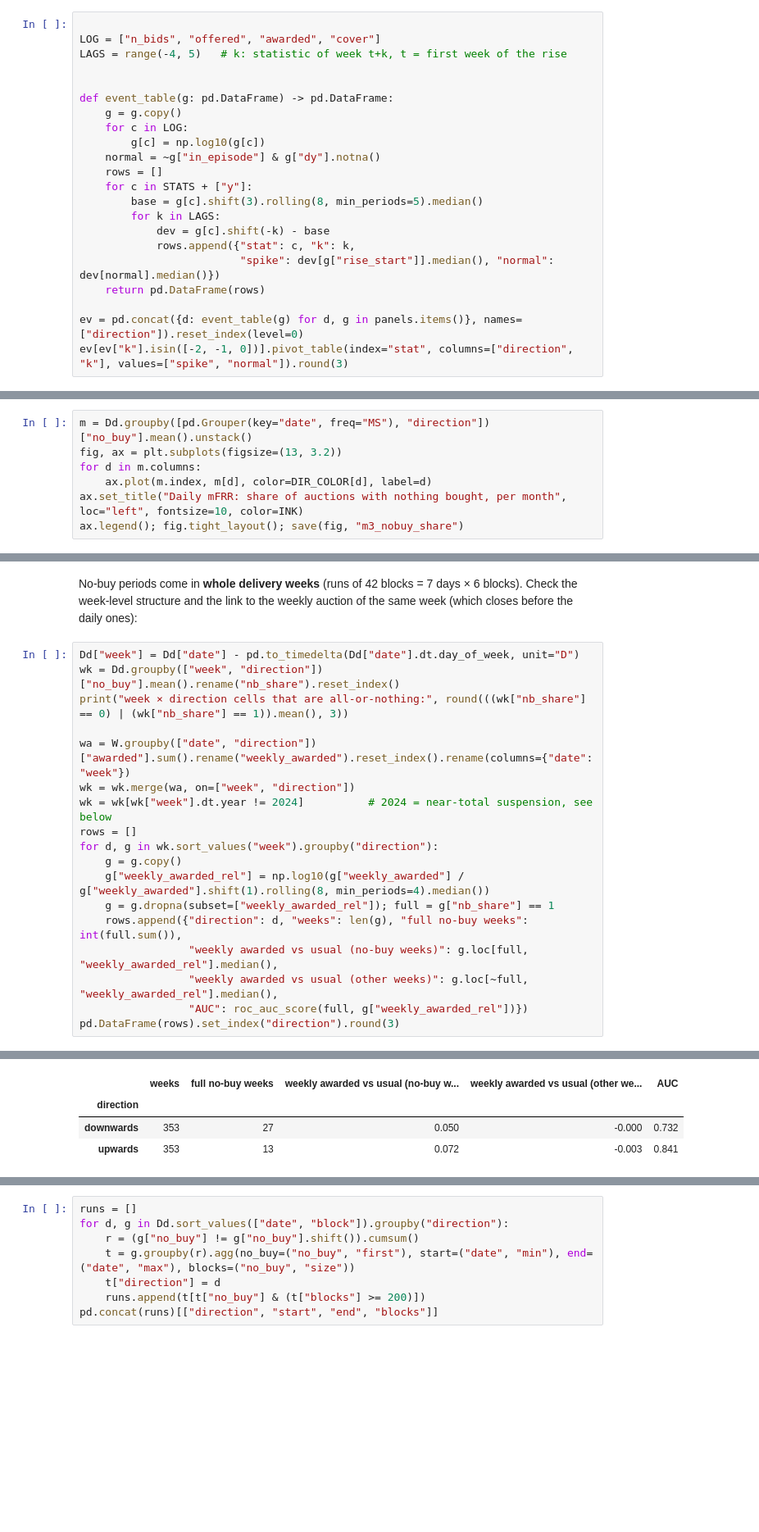
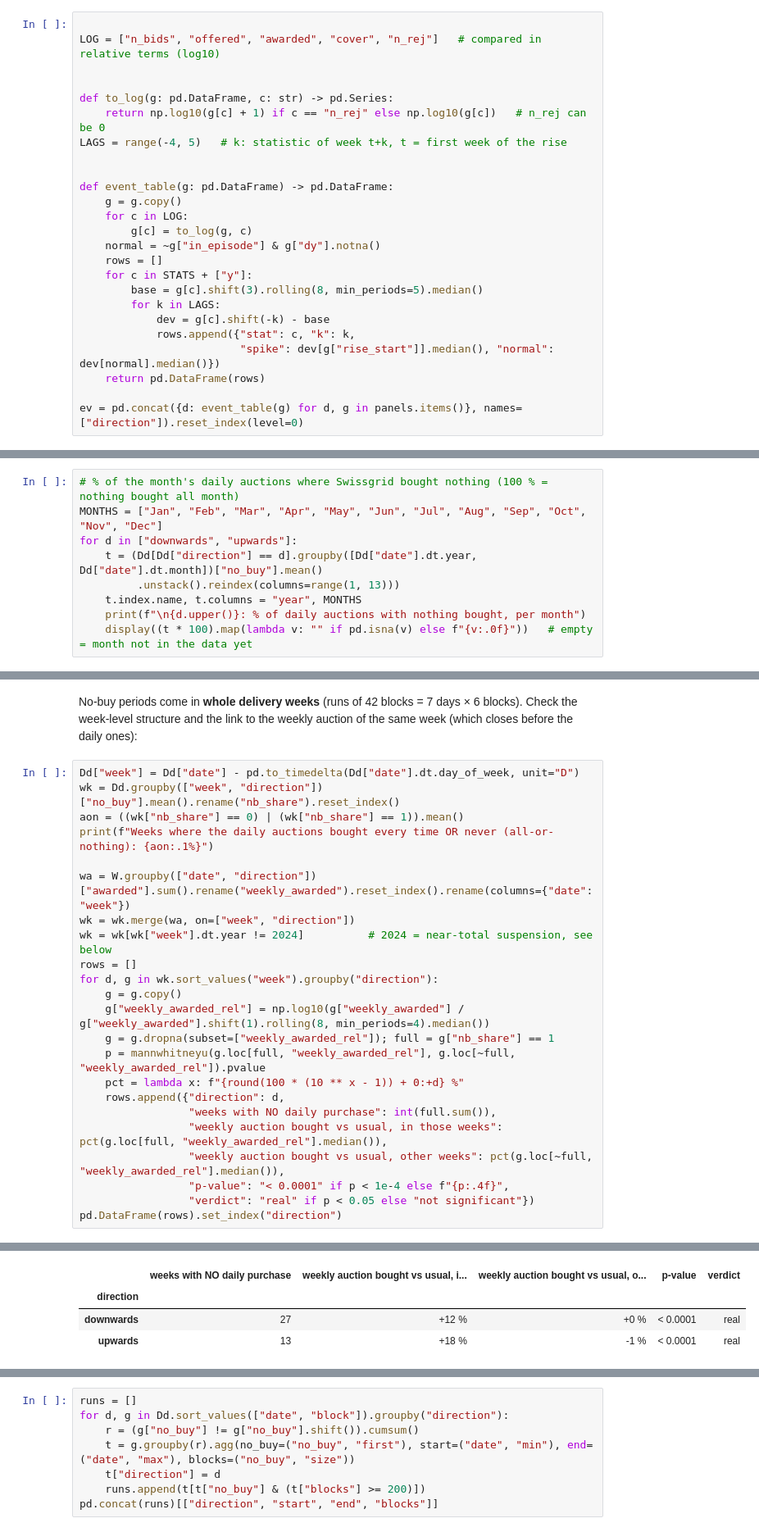
Before and after one commit to carolinaaraujo23/Swissgrid-reserve-price-forecast, a Jupyter notebook: notebooks/m3_eda_bidbook.ipynb, the cells around one changed output, grey strips where cells are left out. Shown at 82% size. Saved outputs shown, nothing was run; the diff lists cells and outputs as text; blank space fills up the shorter version.

```diff
--- a/notebooks/m3_eda_bidbook.ipynb
+++ b/notebooks/m3_eda_bidbook.ipynb
@@ -268,13 +235,17 @@ We compare spikes with **normal weeks** = weeks outside any spike episode (onset
 # %%
 
-LOG = ["n_bids", "offered", "awarded", "cover"]
+LOG = ["n_bids", "offered", "awarded", "cover", "n_rej"]   # compared in relative terms (log10)
+
+
+def to_log(g: pd.DataFrame, c: str) -> pd.Series:
+    return np.log10(g[c] + 1) if c == "n_rej" else np.log10(g[c])   # n_rej can be 0
 LAGS = range(-4, 5)   # k: statistic of week t+k, t = first week of the rise
 
 
 def event_table(g: pd.DataFrame) -> pd.DataFrame:
     g = g.copy()
     for c in LOG:
-        g[c] = np.log10(g[c])
+        g[c] = to_log(g, c)
     normal = ~g["in_episode"] & g["dy"].notna()
     rows = []
     for c in STATS + ["y"]:
@@ -286,4 +257,3 @@ def event_table(g: pd.DataFrame) -> pd.DataFrame:
     return pd.DataFrame(rows)
 
 ev = pd.concat({d: event_table(g) for d, g in panels.items()}, names=["direction"]).reset_index(level=0)
-ev[ev["k"].isin([-2, -1, 0])].pivot_table(index="stat", columns=["direction", "k"], values=["spike", "normal"]).round(3)
@@ -467,8 +466,10 @@ Dd.groupby([Dd["date"].dt.year, "direction"])["no_buy"].mean().unstack().round(3
 # %%
-m = Dd.groupby([pd.Grouper(key="date", freq="MS"), "direction"])["no_buy"].mean().unstack()
-fig, ax = plt.subplots(figsize=(13, 3.2))
-for d in m.columns:
-    ax.plot(m.index, m[d], color=DIR_COLOR[d], label=d)
-ax.set_title("Daily mFRR: share of auctions with nothing bought, per month", loc="left", fontsize=10, color=INK)
-ax.legend(); fig.tight_layout(); save(fig, "m3_nobuy_share")
+# % of the month's daily auctions where Swissgrid bought nothing (100 % = nothing bought all month)
+MONTHS = ["Jan", "Feb", "Mar", "Apr", "May", "Jun", "Jul", "Aug", "Sep", "Oct", "Nov", "Dec"]
+for d in ["downwards", "upwards"]:
+    t = (Dd[Dd["direction"] == d].groupby([Dd["date"].dt.year, Dd["date"].dt.month])["no_buy"].mean()
+         .unstack().reindex(columns=range(1, 13)))
+    t.index.name, t.columns = "year", MONTHS
+    print(f"\n{d.upper()}: % of daily auctions with nothing bought, per month")
+    display((t * 100).map(lambda v: "" if pd.isna(v) else f"{v:.0f}"))   # empty = month not in the data yet
 # %% [output]
@@ -478,7 +500,8 @@ No-buy periods come in **whole delivery weeks** (runs of 42 blocks = 7 days × 6
 # %%
 Dd["week"] = Dd["date"] - pd.to_timedelta(Dd["date"].dt.day_of_week, unit="D")
 wk = Dd.groupby(["week", "direction"])["no_buy"].mean().rename("nb_share").reset_index()
-print("week × direction cells that are all-or-nothing:", round(((wk["nb_share"] == 0) | (wk["nb_share"] == 1)).mean(), 3))
+aon = ((wk["nb_share"] == 0) | (wk["nb_share"] == 1)).mean()
+print(f"Weeks where the daily auctions bought every time OR never (all-or-nothing): {aon:.1%}")
 
 wa = W.groupby(["date", "direction"])["awarded"].sum().rename("weekly_awarded").reset_index().rename(columns={"date": "week"})
 wk = wk.merge(wa, on=["week", "direction"])
@@ -488,9 +511,13 @@ for d, g in wk.sort_values("week").groupby("direction"):
     g = g.copy()
     g["weekly_awarded_rel"] = np.log10(g["weekly_awarded"] / g["weekly_awarded"].shift(1).rolling(8, min_periods=4).median())
     g = g.dropna(subset=["weekly_awarded_rel"]); full = g["nb_share"] == 1
-    rows.append({"direction": d, "weeks": len(g), "full no-buy weeks": int(full.sum()),
-                 "weekly awarded vs usual (no-buy weeks)": g.loc[full, "weekly_awarded_rel"].median(),
-                 "weekly awarded vs usual (other weeks)": g.loc[~full, "weekly_awarded_rel"].median(),
-                 "AUC": roc_auc_score(full, g["weekly_awarded_rel"])})
-pd.DataFrame(rows).set_index("direction").round(3)
+    p = mannwhitneyu(g.loc[full, "weekly_awarded_rel"], g.loc[~full, "weekly_awarded_rel"]).pvalue
+    pct = lambda x: f"{round(100 * (10 ** x - 1)) + 0:+d} %"
+    rows.append({"direction": d,
+                 "weeks with NO daily purchase": int(full.sum()),
+                 "weekly auction bought vs usual, in those weeks": pct(g.loc[full, "weekly_awarded_rel"].median()),
+                 "weekly auction bought vs usual, other weeks": pct(g.loc[~full, "weekly_awarded_rel"].median()),
+                 "p-value": "< 0.0001" if p < 1e-4 else f"{p:.4f}",
+                 "verdict": "real" if p < 0.05 else "not significant"})
+pd.DataFrame(rows).set_index("direction")
 # %% [output]
@@ -498,4 +525,4 @@ week × direction cells that are all-or-nothing: 0.966
-|  | weeks | full no-buy weeks | weekly awarded vs usual (no-buy w... | weekly awarded vs usual (other we... | AUC |
+|  | weeks with NO daily purchase | weekly auction bought vs usual, i... | weekly auction bought vs usual, o... | p-value | verdict |
 | direction |  |  |  |  |  |
-| downwards | 353 | 27 | 0.050 | -0.000 | 0.732 |
-| upwards | 353 | 13 | 0.072 | -0.003 | 0.841 |
+| downwards | 27 | +12 % | +0 % | < 0.0001 | real |
+| upwards | 13 | +18 % | -1 % | < 0.0001 | real |
```
Also changed, not shown: parts of 25 cells of this notebook, 1 other file.
